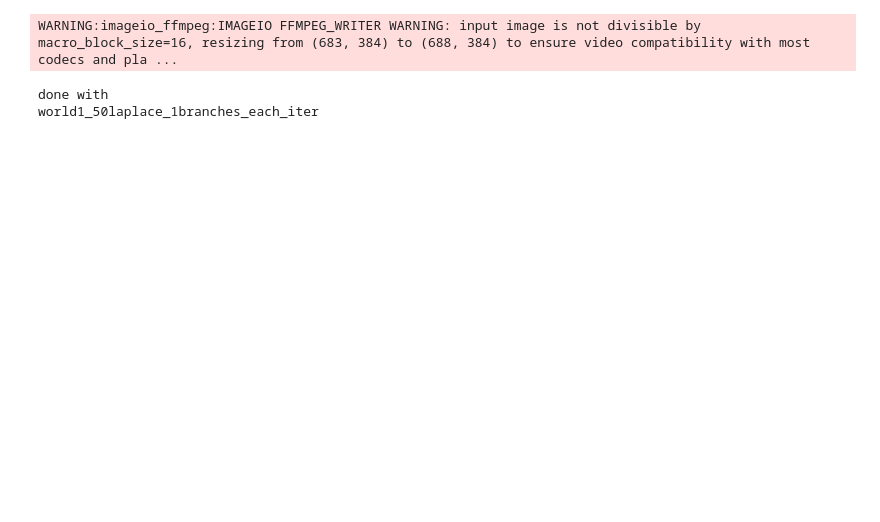
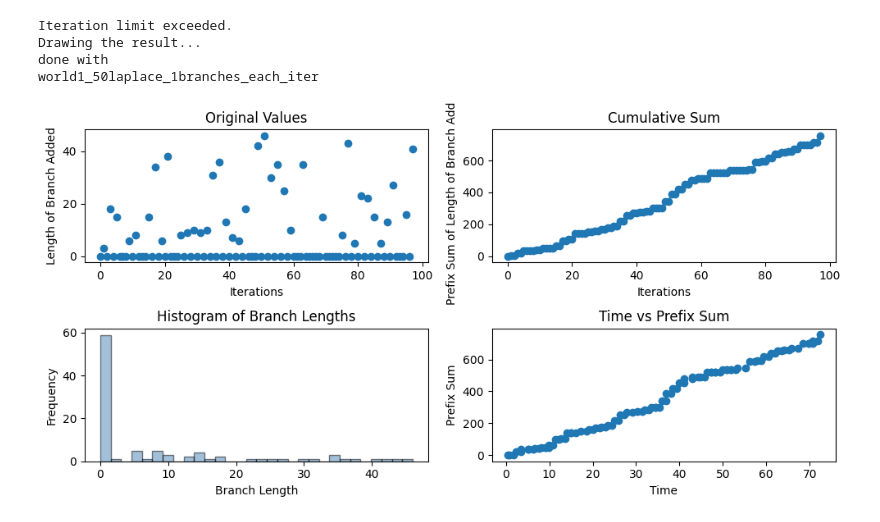
Before and after one commit to JRishabh1/Path-Planning-Algo, a Jupyter notebook: vinay_testing_edge_algo.ipynb, the cells around one changed output. Cells and saved outputs as stored; diff of their text form; code cells hidden in the pictures; blank space fills up the shorter version.

```diff
--- a/vinay_testing_edge_algo.ipynb
+++ b/vinay_testing_edge_algo.ipynb
@@ -391,13 +373,13 @@ def csv_to_graph(file):
 
 # TESTS BEING RUN:
 
-images_to_test = ["world1", "world2", "world3", "world4", "t_shape", "t_shape_other_way"]
+images_to_test = ["world1"]
 start = "(1, 1)"
 end = "(650, 350)"
-iterations = 200
+iterations = 50
 step_size = 3
-laplace_iters_to_test = [50, 100, 200, 300, 500]
-branches_before_each_laplace = [1, 5, 10]
+laplace_iters_to_test = [50]
+branches_before_each_laplace = [1]
 prob_of_choosing_start = 0
 show_every_attempted_point = "y"
 show_expansion = "y"
@@ -424,3 +406,5 @@ Drawing the result...
-WARNING:imageio_ffmpeg:IMAGEIO FFMPEG_WRITER WARNING: input image is not divisible by macro_block_size=16, resizing from (683, 384) to (688, 384) to ensure video compatibility with most codecs and pla ...
+Iteration limit exceeded.
+Drawing the result...
+done with
+world1_50laplace_1branches_each_iter
-done with
-world1_50laplace_1branches_each_iter
+[figure, added]
```
Also changed, not shown: parts of 3 cells of this notebook.
